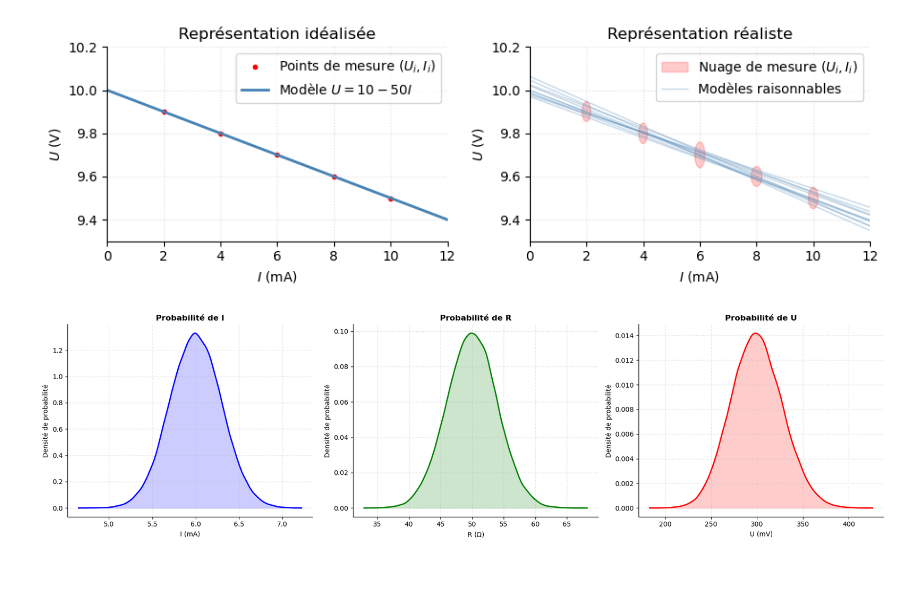
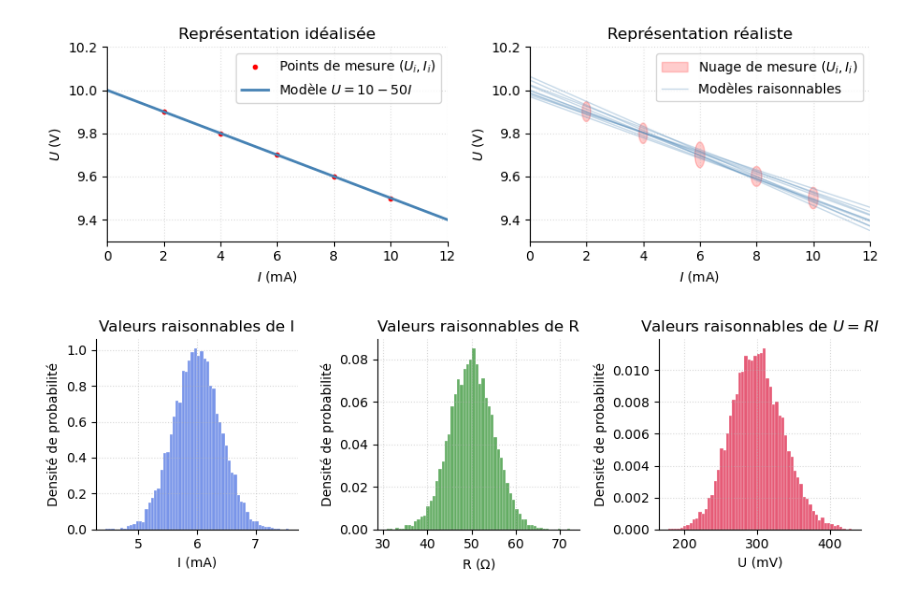
Before and after one commit to browaeys/misc_images, a Jupyter notebook: algoprog/matplotlib_gen/figures.ipynb, the cells around one changed output. Saved outputs shown, nothing was run; the diff lists cells and outputs as text; code cells hidden in the pictures; blank space fills up the shorter version.

```diff
--- a/algoprog/matplotlib_gen/figures.ipynb
+++ b/algoprog/matplotlib_gen/figures.ipynb
@@ -511,48 +511,46 @@ plt.show()
 # %%
 import numpy as np
 import matplotlib.pyplot as plt
-from scipy.stats import gaussian_kde
 
-# Configuration graphique
+# Configuration du style
 plt.rcParams['font.family'] = 'sans-serif'
+n_samples = 10000
+np.random.seed(42)
 
-# 1. Génération des échantillons (Simulation de Monte Carlo)
-n_samples = 100000
-
-# Intensité I : moyenne 6 mA, écart-type 0.3 mA
-I_samples = np.random.normal(6, 0.3, n_samples)
-
-# Résistance R : moyenne 50 Ohm, écart-type 4 Ohm
-R_samples = np.random.normal(50, 4, n_samples)
-
-# Tension U = R * I (Calcul point par point de l'ensemble infini)
-# Si I est en mA et R en Ohm, U est en mV
+# 1. Génération des échantillons (Simulation de l'ensemble infini)
+# Intensité I : moyenne 6 mA, incertitude type 0.4 mA
+I_samples = np.random.normal(6.0, 0.4, n_samples)
+# Résistance R : moyenne 50 Ohm, incertitude type 5 Ohm
+R_samples = np.random.normal(50.0, 5.0, n_samples)
+# Tension U = R * I (Résultat : en mV si I est en mA)
 U_samples = I_samples * R_samples
 
-def plot_density(ax, data, label, color, unit):
-    """Fonction utilitaire pour tracer une densité de probabilité lissée (KDE)"""
-    kde = gaussian_kde(data)
-    x = np.linspace(data.min(), data.max(), 500)
-    ax.fill_between(x, kde(x), color=color, alpha=0.2)
-    ax.plot(x, kde(x), color=color, linewidth=2)
-    ax.set_xlabel(f'{label} ({unit})')
+def plot_histogram_density(ax, data, labelx, labelT, color, unit, bins=60):
+    """Trace un histogramme normalisé en densité de probabilité"""
+
+    # density=True assure que l'aire sous l'histogramme vaut 1.
+    # La valeur en Y est : counts / (total_counts * bin_width)
+    ax.hist(data, bins=bins, density=True, color=color,
+            alpha=0.7, edgecolor='white', linewidth=0.3)
+
+    ax.set_xlabel(f'{labelx} ({unit})')
     ax.set_ylabel('Densité de probabilité')
-    ax.set_title(f'Probabilité de {label}', fontweight='bold')
-    ax.grid(True, linestyle=':', alpha=0.6)
+    ax.set_title(f'Valeurs raisonnables de {labelT}')
+
+    ax.grid(True, linestyle=':', alpha=0.5)
     ax.spines['top'].set_visible(False)
     ax.spines['right'].set_visible(False)
 
-# Création de la figure avec 3 sous-graphiques
-fig, (ax1, ax2, ax3) = plt.subplots(1, 3, figsize=(18, 5))
+# Création de la figure
+fig, (ax1, ax2, ax3) = plt.subplots(1, 3, figsize=(9, 3))
 
-# Tracé des trois densités
-plot_density(ax1, I_samples, 'I', 'blue', 'mA')
-plot_density(ax2, R_samples, 'R', 'green', '$\Omega$')
-plot_density(ax3, U_samples, 'U', 'red', 'mV')
+# Affichage des trois histogrammes en mode densité
+plot_histogram_density(ax1, I_samples, 'I', 'I', 'royalblue', 'mA')
+plot_histogram_density(ax2, R_samples, 'R', 'R', 'forestgreen', r'$\Omega$')
+plot_histogram_density(ax3, U_samples, 'U', '$U = R I$', 'crimson', 'mV')
 
 plt.tight_layout()
-
-plt.savefig("densities.svg") # Enregistrement de la figure au format SVG
+plt.savefig("distributions.svg") # Enregistrement de la figure au format SVG
 plt.show()
 # %% [output]
-[figure, old version]
+[figure, new version]
```
Also changed, not shown: 2 other files.
